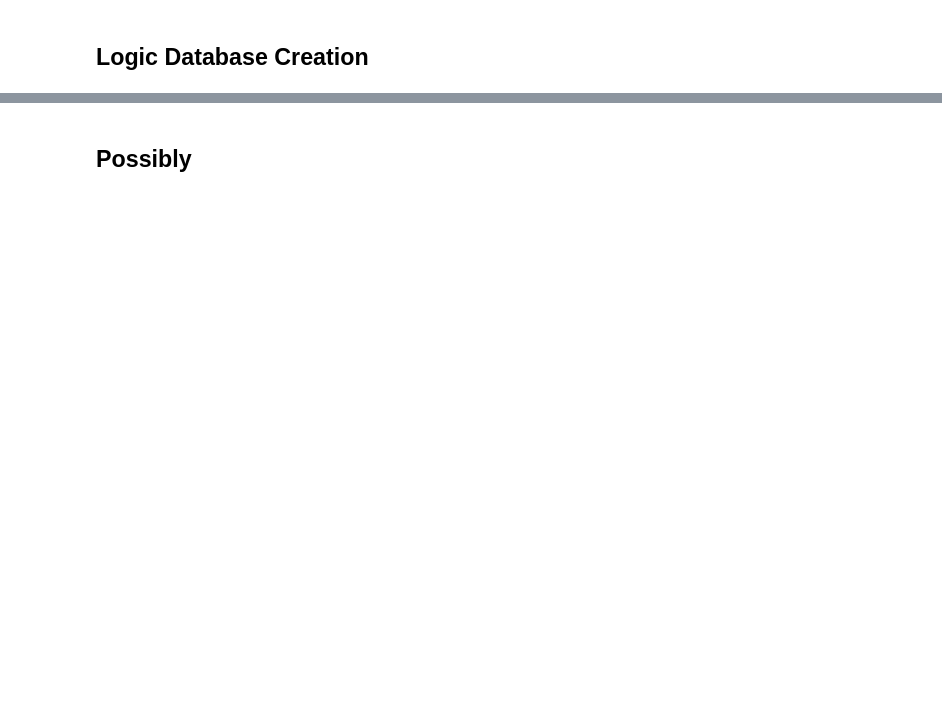
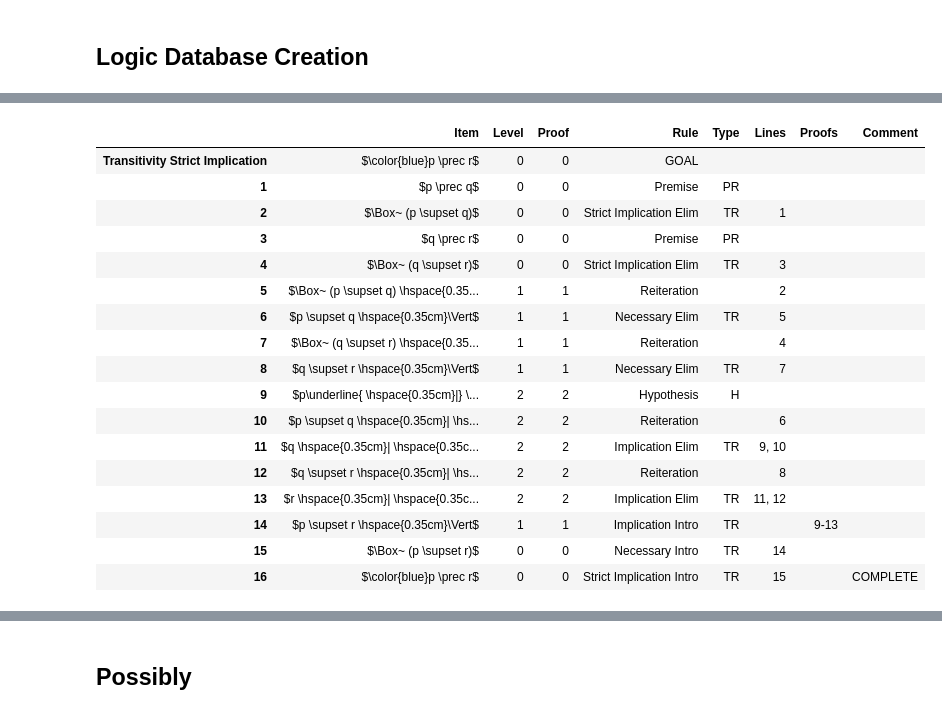
Before and after one commit to FrankHubeny/AltRea, a Jupyter notebook: modalfitch.ipynb, the cells around one changed output, grey strips where cells are left out. Cells and saved outputs as stored; diff of their text form; code cells hidden in the pictures; blank space fills up the shorter version.

Commit message:
added modal examples

```diff
--- a/modalfitch.ipynb
+++ b/modalfitch.ipynb
@@ -20,0 +95,20 @@ This database was created to test AltRea based on the problems provided in Fitch
+# %%
+# modus ponens for strict implication using p
+
+import pandas as pd
+pd.options.display.max_colwidth=500
+from altrea.wffs import Wff, Implies, Not, Or, And, Necessary, StrictImplies
+from altrea.rules import Proof
+mps = Proof('m p s 1', 'Strict Modus Ponens 1', 'Modus Ponens for Strict Implication 1')
+p = mps.proposition('p')
+q = mps.proposition('q')
+mps.setlogic('modalfitch')
+mps.goal(q)
+mps.premise(p)
+mps.premise(StrictImplies(p, q))
+mps.rule('s imp elim', [p, q], [2])
+mps.necessary_elim(3)
+mps.implication_elim(1, 4)
+mps.displaylogic()
+mps.displaylog()
+mps.displayproof()
@@ -20,0 +283,33 @@ This database was created to test AltRea based on the problems provided in Fitch
+# %%
+# transitivity of strict implication
+
+import pandas as pd
+pd.options.display.max_colwidth=500
+from altrea.wffs import Wff, Implies, Not, Or, And, Necessary, StrictImplies
+from altrea.rules import Proof
+prf = Proof('trans s imp', 'Transitivity Strict Implication', 'Transivity of Strict Implication')
+p = prf.proposition('p')
+q = prf.proposition('q')
+r = prf.proposition('r')
+prf.setlogic('modalfitch')
+prf.goal(StrictImplies(p, r))
+prf.premise(StrictImplies(p, q))
+prf.rule('s imp elim',[p, q], [1])
+prf.premise(StrictImplies(q, r))
+prf.rule('s imp elim',[q, r], [3])
+prf.startstrictsubproof(2)
+prf.necessary_elim(5)
+prf.reiterate(4)
+prf.necessary_elim(7)
+prf.hypothesis(p)
+prf.reiterate(6)
+prf.implication_elim(9, 10)
+prf.reiterate(8)
+prf.implication_elim(11, 12)
+prf.implication_intro()
+prf.necessary_intro([14])
+prf.rule('s imp intro', [p, r], [15])
+prf.displaylogic()
+prf.displaylog()
+prf.displayproof()
+# %% [output]
@@ -20,0 +333,18 @@ This database was created to test AltRea based on the problems provided in Fitch
+|  | Item | Level | Proof | Rule | Type | Lines | Proofs | Comment |
+| Transitivity Strict Implication | $\color{blue}p \prec r$ | 0 | 0 | GOAL |  |  |  |  |
+| 1 | $p \prec q$ | 0 | 0 | Premise | PR |  |  |  |
+| 2 | $\Box~ (p \supset q)$ | 0 | 0 | Strict Implication Elim | TR | 1 |  |  |
+| 3 | $q \prec r$ | 0 | 0 | Premise | PR |  |  |  |
+| 4 | $\Box~ (q \supset r)$ | 0 | 0 | Strict Implication Elim | TR | 3 |  |  |
+| 5 | $\Box~ (p \supset q) \hspace{0.35... | 1 | 1 | Reiteration |  | 2 |  |  |
+| 6 | $p \supset q \hspace{0.35cm}\Vert$ | 1 | 1 | Necessary Elim | TR | 5 |  |  |
+| 7 | $\Box~ (q \supset r) \hspace{0.35... | 1 | 1 | Reiteration |  | 4 |  |  |
+| 8 | $q \supset r \hspace{0.35cm}\Vert$ | 1 | 1 | Necessary Elim | TR | 7 |  |  |
+| 9 | $p\underline{ \hspace{0.35cm}|} \... | 2 | 2 | Hypothesis | H |  |  |  |
+| 10 | $p \supset q \hspace{0.35cm}| \hs... | 2 | 2 | Reiteration |  | 6 |  |  |
+| 11 | $q \hspace{0.35cm}| \hspace{0.35c... | 2 | 2 | Implication Elim | TR | 9, 10 |  |  |
+| 12 | $q \supset r \hspace{0.35cm}| \hs... | 2 | 2 | Reiteration |  | 8 |  |  |
+| 13 | $r \hspace{0.35cm}| \hspace{0.35c... | 2 | 2 | Implication Elim | TR | 11, 12 |  |  |
+| 14 | $p \supset r \hspace{0.35cm}\Vert$ | 1 | 1 | Implication Intro | TR |  | 9-13 |  |
+| 15 | $\Box~ (p \supset r)$ | 0 | 0 | Necessary Intro | TR | 14 |  |  |
+| 16 | $\color{blue}p \prec r$ | 0 | 0 | Strict Implication Intro | TR | 15 |  | COMPLETE |
```
Also changed, not shown: parts of 39 cells of this notebook, 5 other files.
